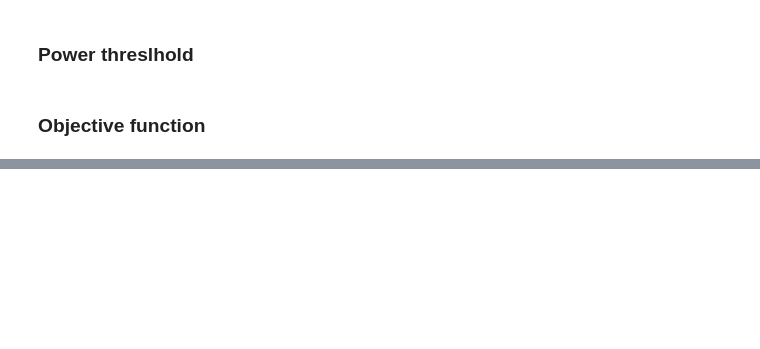
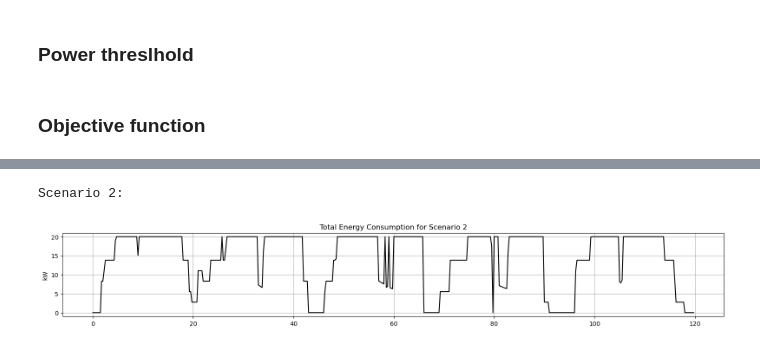
Before and after one commit to mauriacantoine/OptiDemandResponse, a Jupyter notebook: Project_with_functions.ipynb, the cells around one changed output, grey strips where cells are left out. Drawn from its saved outputs; the diff is of its cells as text; code cells hidden in the pictures; blank space fills up the shorter version.

```diff
--- a/Project_with_functions.ipynb
+++ b/Project_with_functions.ipynb
@@ -362,0 +391,23 @@ Best objective 7.390665068707e+01, best bound 7.390011526580e+01, gap 0.0088%
+# %%
+#Calling the EV's modeling
+total_cost_EV_2, p_ev_2 = ev_modeling(spot_prices, model2, evs, days, slots, dt, start_idx, end_idx, E_req, P_rated)
+
+# Calling the AMM modeling
+cost_AMM_2,running_2,x_2 = AM_modeling(spot_prices,model2, n_AMM, power_AMM, horizon, D)
+
+# Calling the Heating demand modeling
+cost_HC_2, ph_2, pc_2, T_in_2 = Heating_Cooling_modeling(spot_prices, model2, COP_h, COP_c, inertia, A_th,T_desired, T_lower,T_upper, T_0, T_out)
+
+# Calling the PV modeling - REMINDER scenario with PV = (1,3) without PV = (2,4)
+cost_PV_2 = PV_modeling(2, horizon, PV_power, spot_prices)# will be equal to 0
+
+# Calling the Power threshold
+power_threshold(2,model2, p_ev_2, ph_2, pc_2, running_2, horizon,num_days, slots_per_day, PV_power)
+
+# Calling the Objective function
+total_cost_week_2,total_cost_critical_2 = objective_function(spot_prices, Critical_Demand,cost_AMM_2, cost_HC_2,total_cost_EV_2, cost_PV_2)
+
+model2.setObjective(total_cost_week_2, GRB.MINIMIZE)
+# Solve the model, i.e. minimize the cost
+model2.write('out.lp')
+model2.optimize()
@@ -505,0 +694,6 @@ plt.show()
+# %%
+print("Scenario 2:")
+Energy_consumption_plot(2, T_in_2, pc_2, ph_2, x_2, p_ev_2, num_evs, days, num_days, slots_per_day, horizon)
+# %% [output]
+Scenario 2:
+[figure, added]
```
Also changed, not shown: parts of 39 cells of this notebook.
